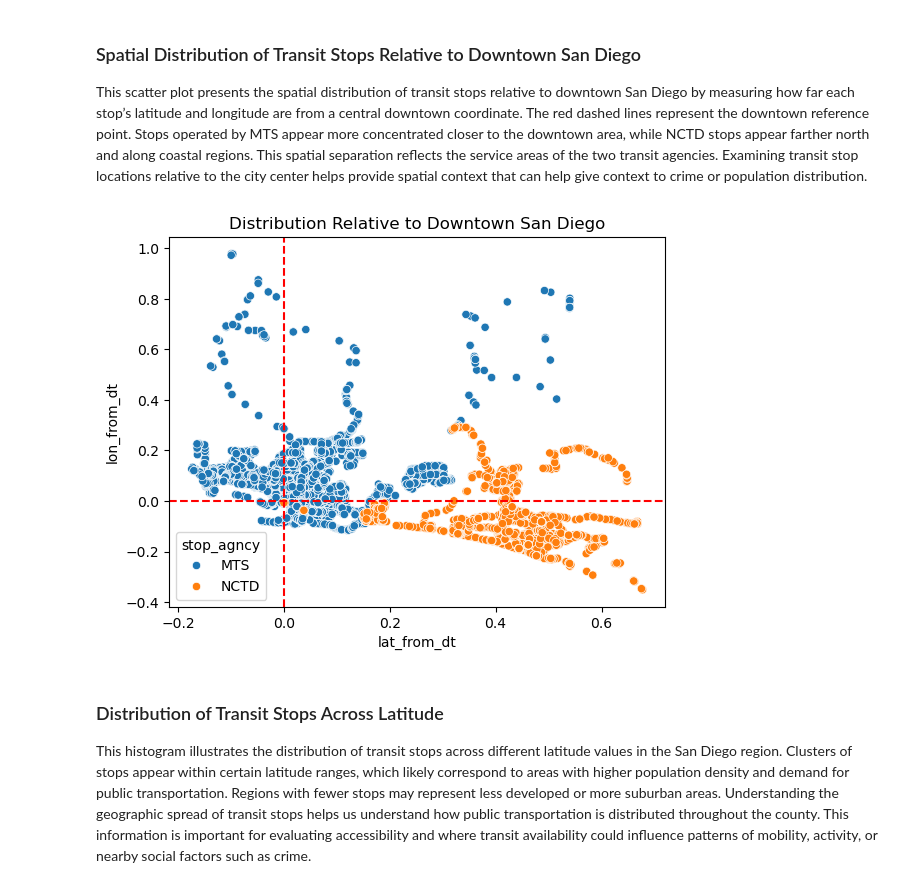
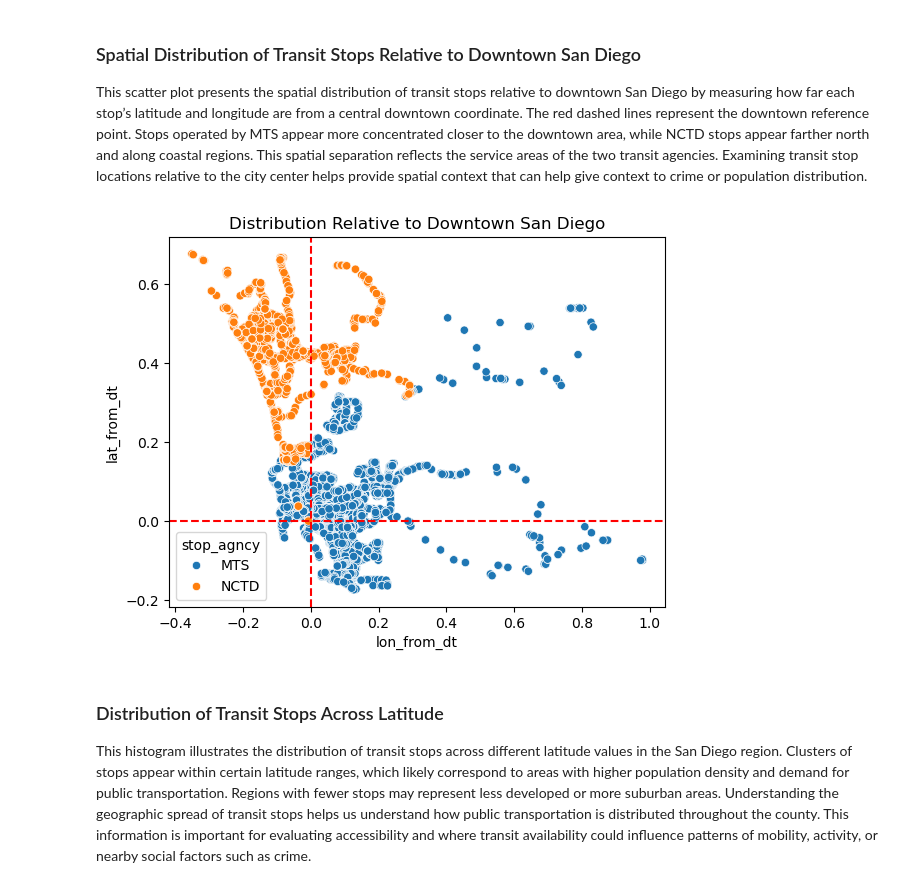
Before and after one commit to COGS108/Group022_WI26, a Jupyter notebook: 02-EDACheckpoint.ipynb, the cells around one changed output. Saved outputs shown, nothing was run; the diff lists cells and outputs as text; code cells hidden in the pictures.

Commit message:
Tweaking EDA #1 graph

```diff
--- a/02-EDACheckpoint.ipynb
+++ b/02-EDACheckpoint.ipynb
@@ -1167,22 +1164,22 @@ This scatter plot presents the spatial distribution of transit stops relative to
 # %%
 downtown_sd_lat = 32.7167
 downtown_sd_lon = -117.1629
 
 # plot showing proximity to downtown
 
 downtown_stops_df = clean_transit_df.copy()
 downtown_stops_df['lat_from_dt'] = downtown_stops_df['stop_lat'] - downtown_sd_lat
 downtown_stops_df['lon_from_dt'] = downtown_stops_df['stop_lon'] - downtown_sd_lon
 
-cs_f2 = sns.scatterplot(downtown_stops_df, x = 'lat_from_dt', y = 'lon_from_dt', hue = 'stop_agncy')
+cs_f2 = sns.scatterplot(downtown_stops_df, x = 'lon_from_dt', y = 'lat_from_dt', hue = 'stop_agncy')
 cs_f2.set_title("Distribution Relative to Downtown San Diego")
 cs_f2.axhline(0.0, color='red', linestyle='--')
 
 # Add a vertical line at x=20
 cs_f2.axvline(0.0, color='red', linestyle='--')
 cs_f2;
 # %% [output]
-[figure, old version]
+[figure, new version]
 # %% [markdown]
 ### Distribution of Transit Stops Across Latitude
 
```
Also changed, not shown: parts of 7 cells of this notebook.
